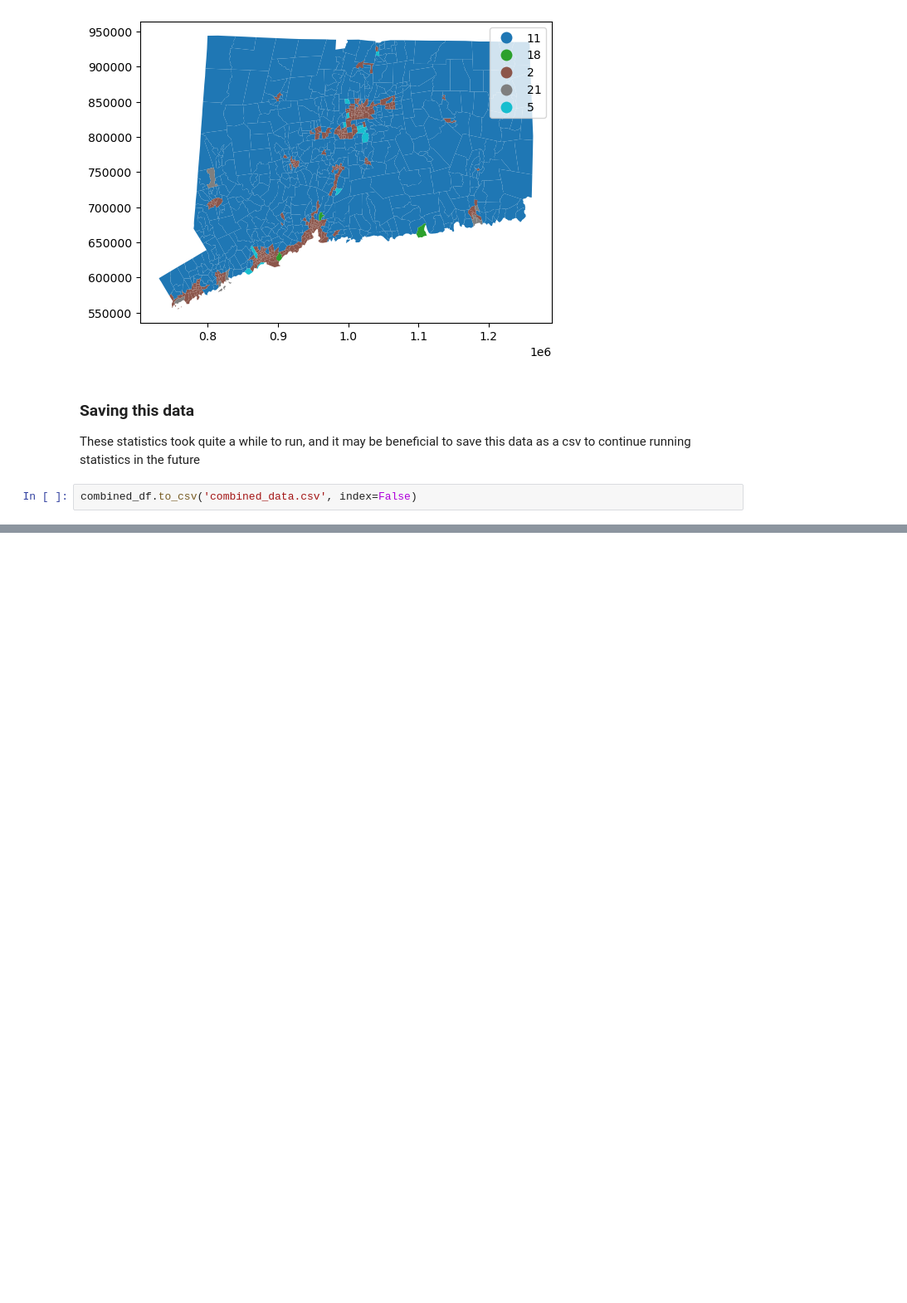
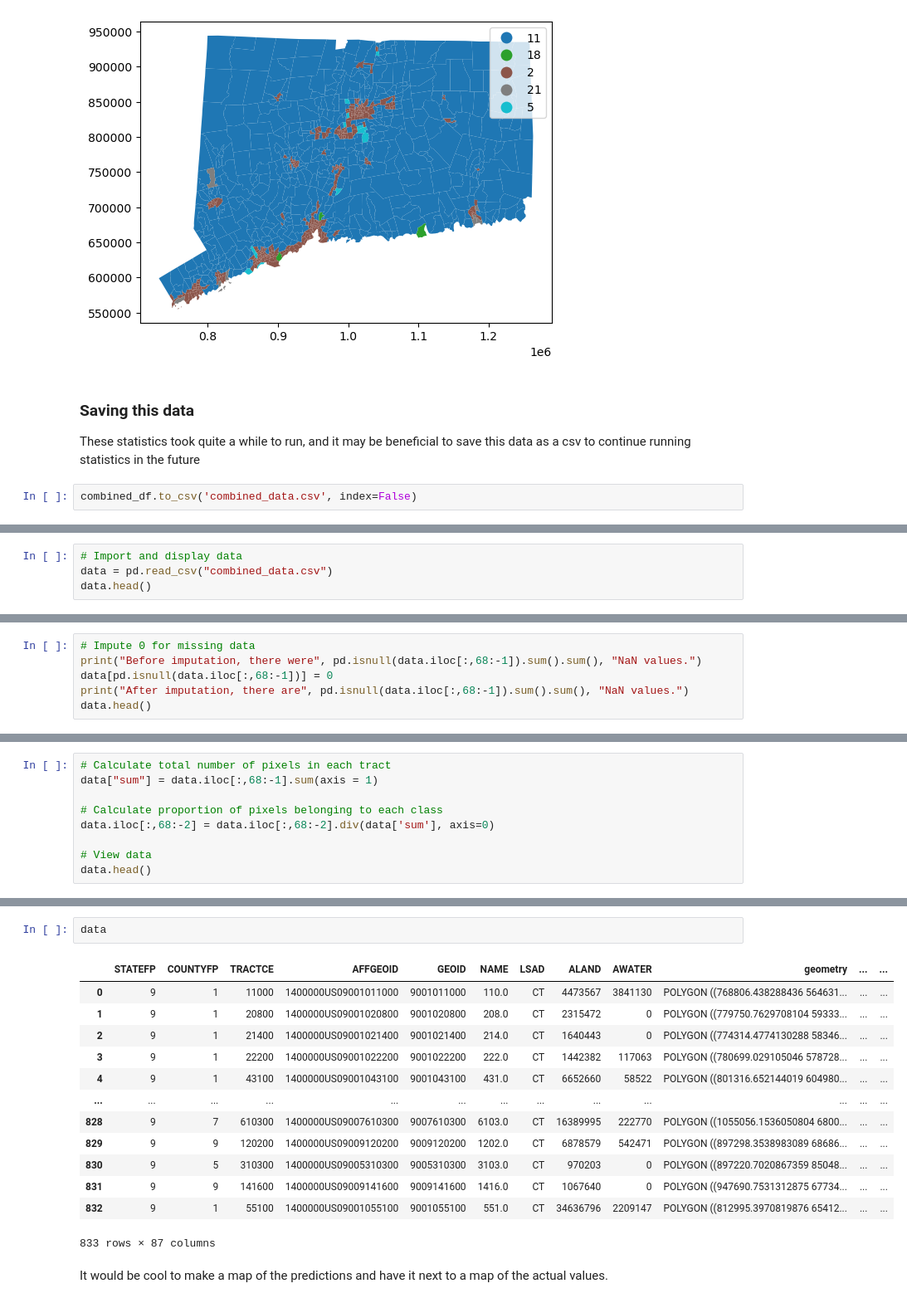
Before and after one commit to Liam-W-Smith/csci-0451-final-project, a Jupyter notebook: code/final_project.ipynb, the cells around one changed output, grey strips where cells are left out. Shown: that part at 83% size. Cells and saved outputs as stored; diff of their text form; blank space fills up the shorter version.

```diff
--- a/code/final_project.ipynb
+++ b/code/final_project.ipynb
@@ -172,0 +178,4 @@ combined_df.to_csv('combined_data.csv', index=False)
+# %%
+# Import and display data
+data = pd.read_csv("combined_data.csv")
+data.head()
@@ -172,0 +193,6 @@ combined_df.to_csv('combined_data.csv', index=False)
+# %%
+# Impute 0 for missing data
+print("Before imputation, there were", pd.isnull(data.iloc[:,68:-1]).sum().sum(), "NaN values.")
+data[pd.isnull(data.iloc[:,68:-1])] = 0
+print("After imputation, there are", pd.isnull(data.iloc[:,68:-1]).sum().sum(), "NaN values.")
+data.head()
@@ -172,0 +211,9 @@ combined_df.to_csv('combined_data.csv', index=False)
+# %%
+# Calculate total number of pixels in each tract
+data["sum"] = data.iloc[:,68:-1].sum(axis = 1)
+
+# Calculate proportion of pixels belonging to each class
+data.iloc[:,68:-2] = data.iloc[:,68:-2].div(data['sum'], axis=0)
+
+# View data
+data.head()
@@ -172,0 +277,18 @@ combined_df.to_csv('combined_data.csv', index=False)
+# %%
+data
+# %% [output]
+|  | STATEFP | COUNTYFP | TRACTCE | AFFGEOID | GEOID | NAME | LSAD | ALAND | AWATER | geometry | ... | ... |
+| 0 | 9 | 1 | 11000 | 1400000US09001011000 | 9001011000 | 110.0 | CT | 4473567 | 3841130 | POLYGON ((768806.438288436 564631... | ... | ... |
+| 1 | 9 | 1 | 20800 | 1400000US09001020800 | 9001020800 | 208.0 | CT | 2315472 | 0 | POLYGON ((779750.7629708104 59333... | ... | ... |
+| 2 | 9 | 1 | 21400 | 1400000US09001021400 | 9001021400 | 214.0 | CT | 1640443 | 0 | POLYGON ((774314.4774130288 58346... | ... | ... |
+| 3 | 9 | 1 | 22200 | 1400000US09001022200 | 9001022200 | 222.0 | CT | 1442382 | 117063 | POLYGON ((780699.029105046 578728... | ... | ... |
+| 4 | 9 | 1 | 43100 | 1400000US09001043100 | 9001043100 | 431.0 | CT | 6652660 | 58522 | POLYGON ((801316.652144019 604980... | ... | ... |
+| ... | ... | ... | ... | ... | ... | ... | ... | ... | ... | ... | ... | ... |
+| 828 | 9 | 7 | 610300 | 1400000US09007610300 | 9007610300 | 6103.0 | CT | 16389995 | 222770 | POLYGON ((1055056.1536050804 6800... | ... | ... |
+| 829 | 9 | 9 | 120200 | 1400000US09009120200 | 9009120200 | 1202.0 | CT | 6878579 | 542471 | POLYGON ((897298.3538983089 68686... | ... | ... |
+| 830 | 9 | 5 | 310300 | 1400000US09005310300 | 9005310300 | 3103.0 | CT | 970203 | 0 | POLYGON ((897220.7020867359 85048... | ... | ... |
+| 831 | 9 | 9 | 141600 | 1400000US09009141600 | 9009141600 | 1416.0 | CT | 1067640 | 0 | POLYGON ((947690.7531312875 67734... | ... | ... |
+| 832 | 9 | 1 | 55100 | 1400000US09001055100 | 9001055100 | 551.0 | CT | 34636796 | 2209147 | POLYGON ((812995.3970819876 65412... | ... | ... |
+833 rows × 87 columns
+# %% [markdown]
+It would be cool to make a map of the predictions and have it next to a map of the actual values.
```
Also changed, not shown: parts of 16 cells of this notebook, 2 other files.
